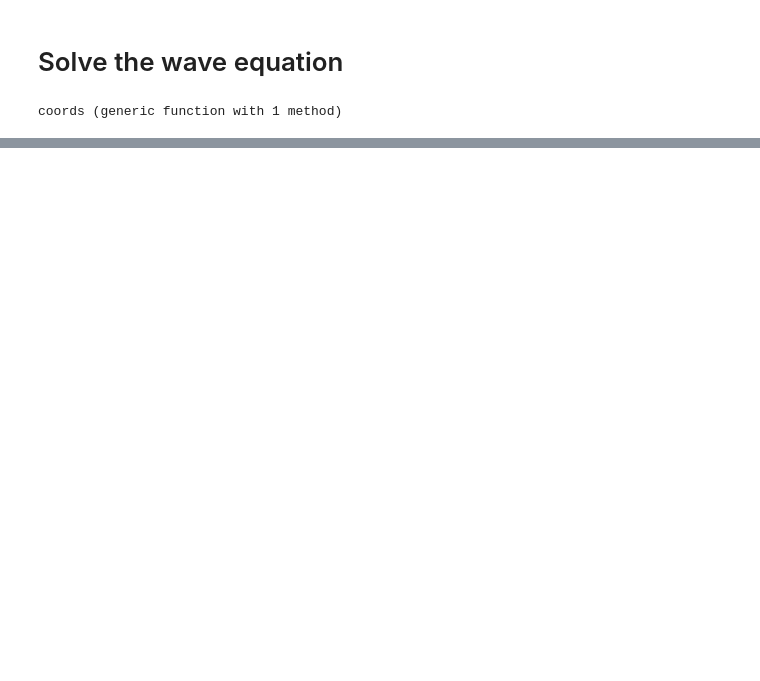
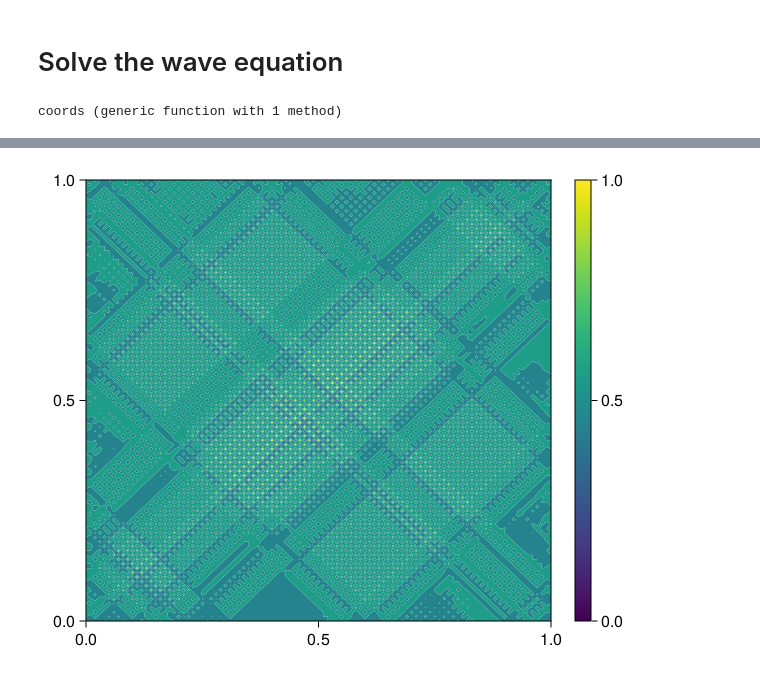
Before and after one commit to ColeLovesSpace/WaveEquation, a Jupyter notebook: WaveEquation2023-230202-091938.ipynb, the cells around one changed output, grey strips where cells are left out. Cells and saved outputs as stored; diff of their text form; code cells hidden in the pictures; blank space fills up the shorter version.

```diff
--- a/WaveEquation2023-230202-091938.ipynb
+++ b/WaveEquation2023-230202-091938.ipynb
@@ -35,0 +136,14 @@ fig
+# %%
+# find the solution everywhere
+function reverseAll!(u, dt, dx)
+    ni, nn = size(u)
+    nu = zeros(ni,nn)
+#     loop over all times
+    for n in 1:nn
+        for i in 1:ni
+#             print(n)
+            nu[i,n] = u[i,nn-(n-1)]
+        end
+    end
+    return nu
+end
@@ -35,0 +182,8 @@ fig
+# %%
+fig = Figure(resolution = (600, 500))
+ax = Axis(fig[1, 1])
+contourf!(vec(x), vec(t), vec(nu))
+Colorbar(fig[1,2],colormap=:viridis)
+fig
+# %% [output]
+[figure, added]
```
Also changed, not shown: parts of 24 cells of this notebook, 1 other file.
